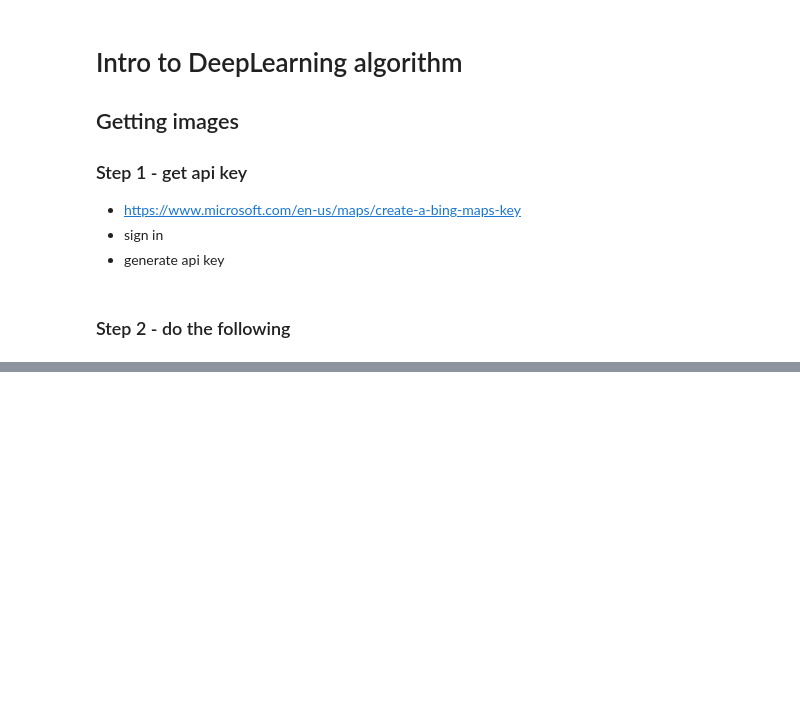
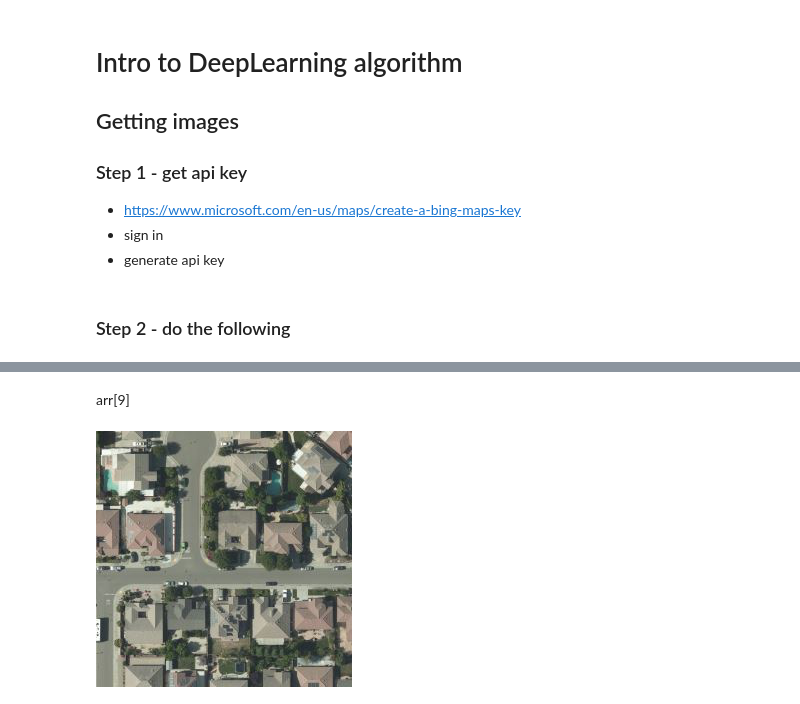
Before and after one commit to DeepPoolAI/DeepPoolAI, a Jupyter notebook: tutorial.ipynb, the cells around one changed output, grey strips where cells are left out. Cells and saved outputs as stored; diff of their text form; code cells hidden in the pictures; blank space fills up the shorter version.

```diff
--- a/tutorial.ipynb
+++ b/tutorial.ipynb
@@ -280,0 +70,6 @@ def QuadKeyToTileXY(string quadKey, out tileX, out tileY, out levelOfDetail):
+# %% [markdown]
+arr[9]
+# %%
+arr[9]
+# %% [output]
+[figure, added]
```
Also changed, not shown: parts of 18 cells of this notebook, 2 other files.
